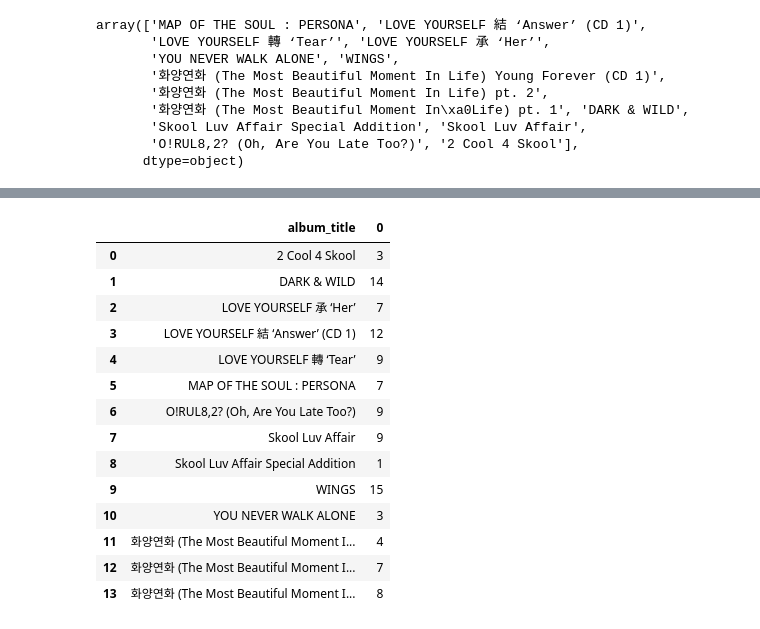
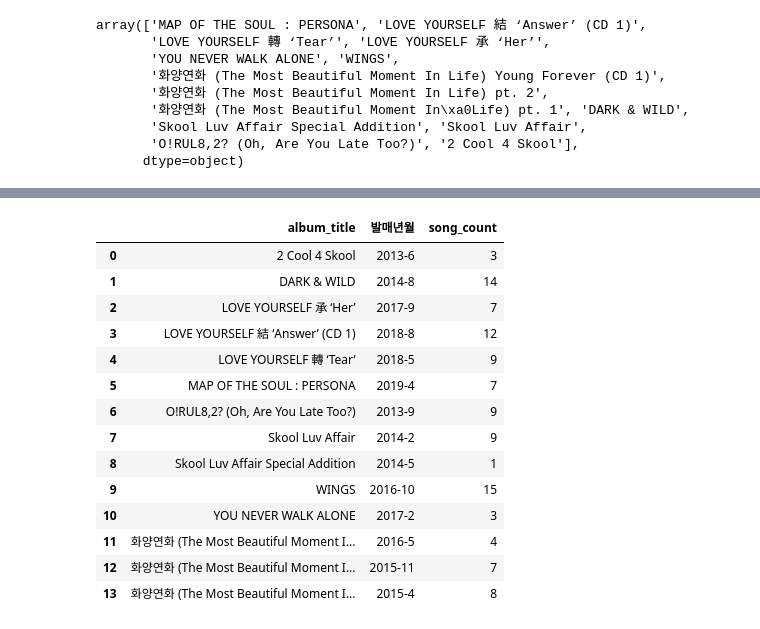
Before and after one commit to ancestor9/24_spring_big-data-analysis, a Jupyter notebook: Task_01_week_1-3.ipynb, the cells around one changed output, grey strips where cells are left out. Cells and saved outputs as stored; diff of their text form; code cells hidden in the pictures.

```diff
--- a/Task_01_week_1-3.ipynb
+++ b/Task_01_week_1-3.ipynb
@@ -230,5 +174,3 @@ df.head()
-# %%
-df['월'] = df['release_date'].str[5:7]
 # %%
 df.head()
 # %% [output]
@@ -256,2 +182,0 @@ Length: 108, dtype: object
-# %%
-df['년월'] = df['년도'] + '-' + df['월']
@@ -269,3 +182,0 @@ df.head()
-# %%
-date_format = '%Y.%m.%d'
-df['발매년도'] = pd.to_datetime(df['release_date'], format=date_format)
@@ -353,0 +249,5 @@ dtype: int64
+# %%
+# prompt: 년도와 월을 합치는 코드
+
+df['발매년월'] = df['년도'].astype(str) + '-' + df['월'].astype(str)
+df.head()
@@ -354,18 +261,18 @@ dtype: int64
 # %%
-df.groupby('album_title').size().reset_index()
+df.groupby(['album_title', '발매년월']).size().reset_index(name='song_count')
 # %% [output]
-|  | album_title | 0 |
-| 0 | 2 Cool 4 Skool | 3 |
-| 1 | DARK & WILD | 14 |
-| 2 | LOVE YOURSELF 承 ‘Her’ | 7 |
-| 3 | LOVE YOURSELF 結 ‘Answer’ (CD 1) | 12 |
-| 4 | LOVE YOURSELF 轉 ‘Tear’ | 9 |
-| 5 | MAP OF THE SOUL : PERSONA | 7 |
-| 6 | O!RUL8,2? (Oh, Are You Late Too?) | 9 |
-| 7 | Skool Luv Affair | 9 |
-| 8 | Skool Luv Affair Special Addition | 1 |
-| 9 | WINGS | 15 |
-| 10 | YOU NEVER WALK ALONE | 3 |
-| 11 | 화양연화 (The Most Beautiful Moment I... | 4 |
-| 12 | 화양연화 (The Most Beautiful Moment I... | 7 |
-| 13 | 화양연화 (The Most Beautiful Moment I... | 8 |
+|  | album_title | 발매년월 | song_count |
+| 0 | 2 Cool 4 Skool | 2013-6 | 3 |
+| 1 | DARK & WILD | 2014-8 | 14 |
+| 2 | LOVE YOURSELF 承 ‘Her’ | 2017-9 | 7 |
+| 3 | LOVE YOURSELF 結 ‘Answer’ (CD 1) | 2018-8 | 12 |
+| 4 | LOVE YOURSELF 轉 ‘Tear’ | 2018-5 | 9 |
+| 5 | MAP OF THE SOUL : PERSONA | 2019-4 | 7 |
+| 6 | O!RUL8,2? (Oh, Are You Late Too?) | 2013-9 | 9 |
+| 7 | Skool Luv Affair | 2014-2 | 9 |
+| 8 | Skool Luv Affair Special Addition | 2014-5 | 1 |
+| 9 | WINGS | 2016-10 | 15 |
+| 10 | YOU NEVER WALK ALONE | 2017-2 | 3 |
+| 11 | 화양연화 (The Most Beautiful Moment I... | 2016-5 | 4 |
+| 12 | 화양연화 (The Most Beautiful Moment I... | 2015-11 | 7 |
+| 13 | 화양연화 (The Most Beautiful Moment I... | 2015-4 | 8 |
```
Also changed, not shown: parts of 72 cells of this notebook, 2 other files.
